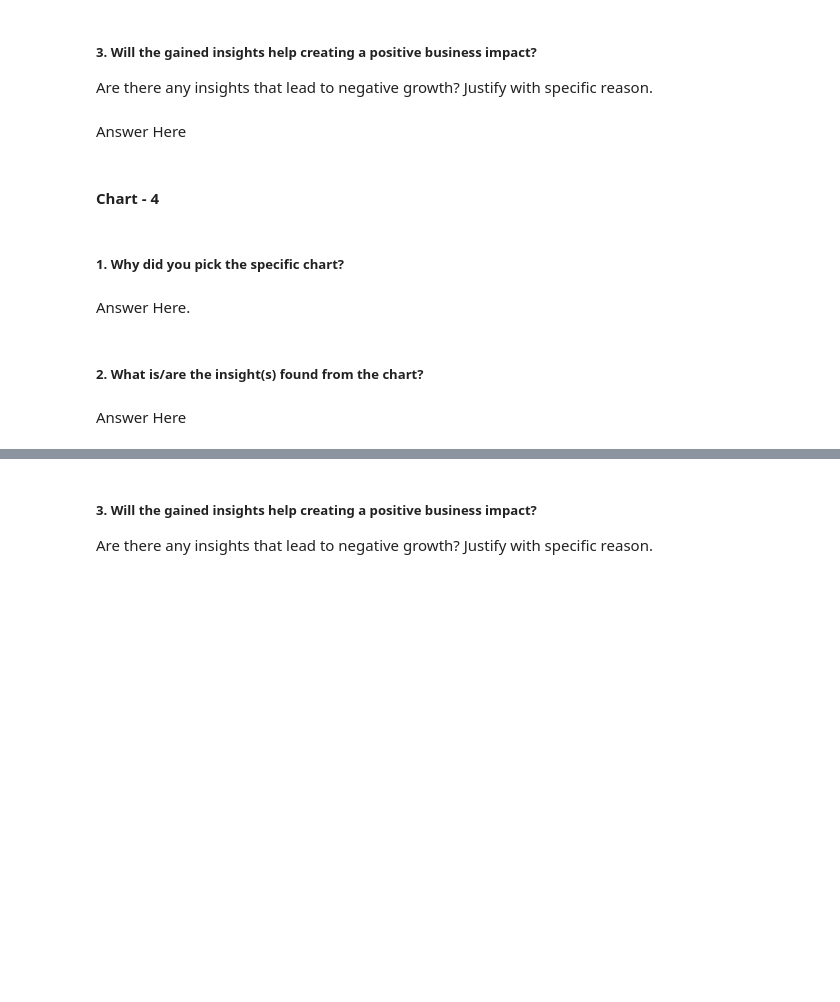
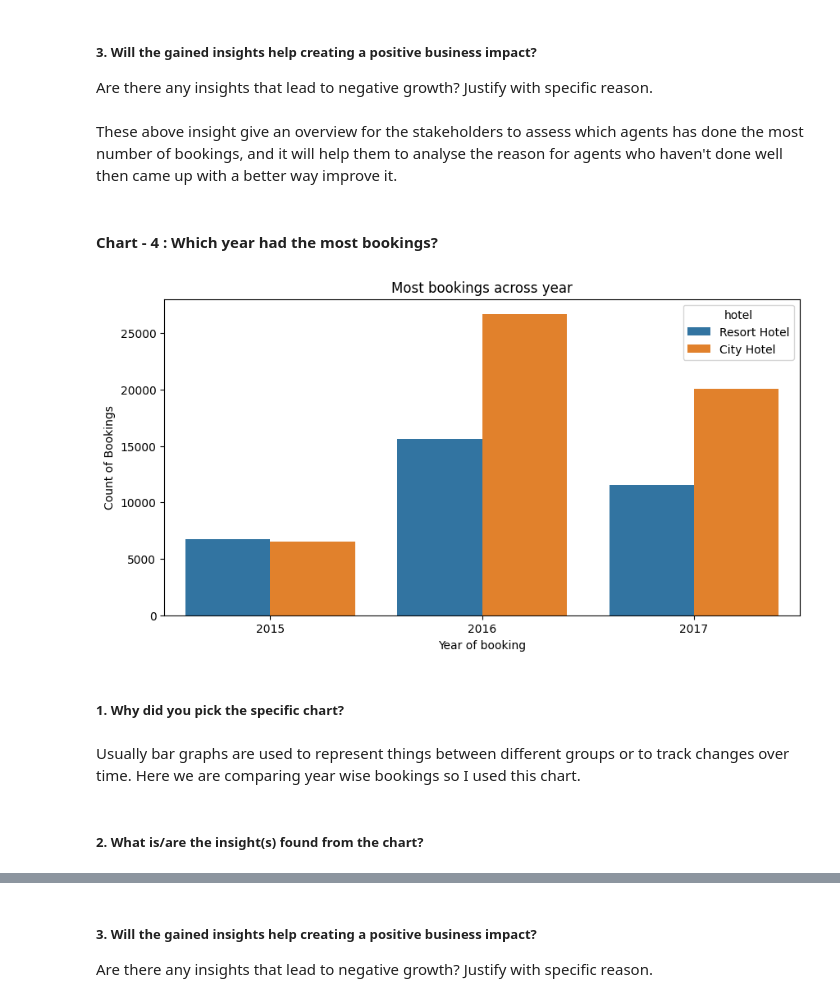
Before and after one commit to Rooban-Jeyasundar/EDA-Project, a Jupyter notebook: EDA_Submission_of_Hotel_Booking_Analysis.ipynb, the cells around one changed output, grey strips where cells are left out. Drawn from its saved outputs; the diff is of its cells as text; code cells hidden in the pictures; blank space fills up the shorter version.

```diff
--- a/EDA_Submission_of_Hotel_Booking_Analysis.ipynb
+++ b/EDA_Submission_of_Hotel_Booking_Analysis.ipynb
@@ -513,7 +573,7 @@ Answer Here
 # %% [markdown]
 ##### 3. Will the gained insights help creating a positive business impact?
 Are there any insights that lead to negative growth? Justify with specific reason.
-# %% [markdown]
-Answer Here
+# %% [markdown]
+These above insight give an overview for the stakeholders to assess which agents has done the most number of bookings, and it will help them to analyse the reason for agents who haven't done well then came up with a better way improve it.
 # %% [markdown]
-#### Chart - 4
+#### Chart - 4 : Which year had the most bookings?
@@ -522,8 +580,19 @@ Answer Here
+# %%
+# Chart - 4 visualization code
+
+# Make visualization on year basis
+
+plt.figure(figsize=(10,5))
+sns.countplot(x=hba_df1['arrival_date_year'],hue=hba_df1['hotel'])
+plt.title('Most bookings across year')
+plt.xlabel('Year of booking')
+plt.ylabel('Count of Bookings')
+plt.show()
+# %% [output]
+[figure, added]
 # %% [markdown]
 ##### 1. Why did you pick the specific chart?
-# %% [markdown]
-Answer Here.
+# %% [markdown]
+Usually bar graphs are used to represent things between different groups or to track changes over time. Here we are comparing year wise bookings so I used this chart.
 # %% [markdown]
 ##### 2. What is/are the insight(s) found from the chart?
-# %% [markdown]
-Answer Here
```
Also changed, not shown: parts of 56 cells of this notebook.
